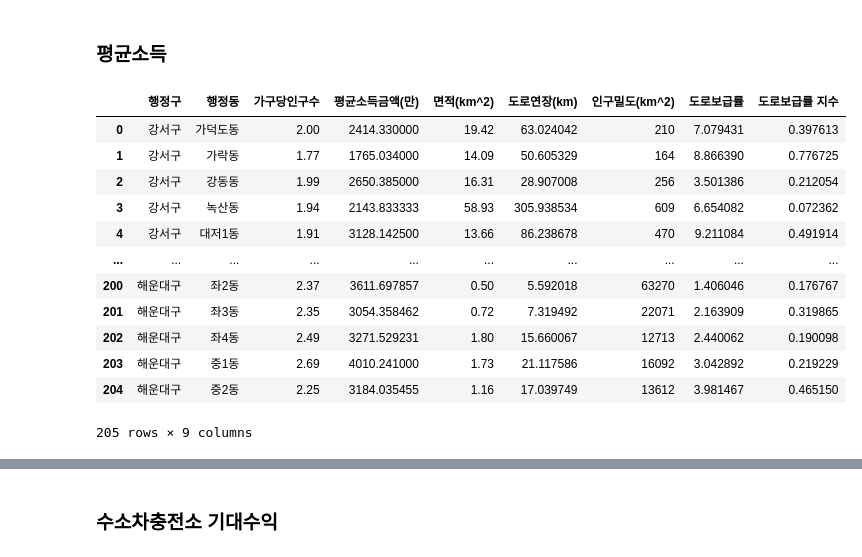
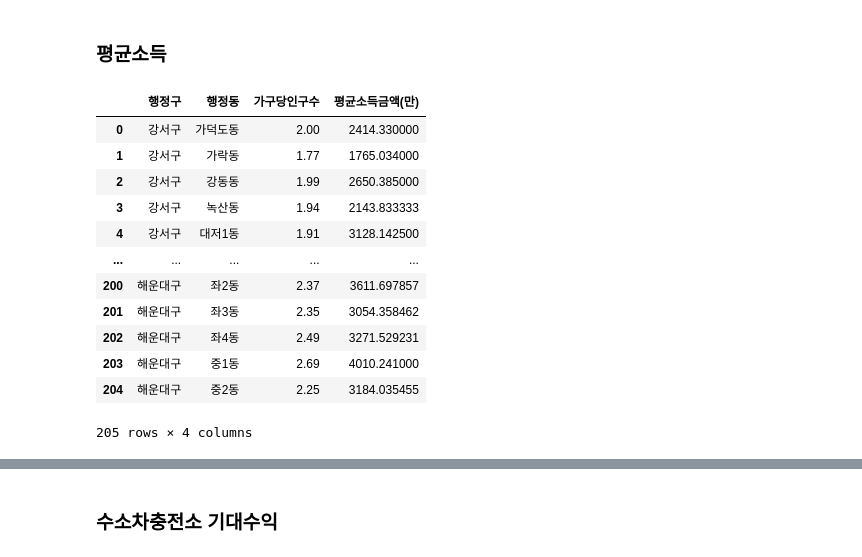
Before and after one commit to jhparkland/Green-Car-Charging-Station-Site-Selection, a Jupyter notebook: Notebook/GVCS/GVCS.ipynb, the cells around one changed output, grey strips where cells are left out. Cells and saved outputs as stored; diff of their text form; code cells hidden in the pictures.

```diff
--- a/Notebook/GVCS/GVCS.ipynb
+++ b/Notebook/GVCS/GVCS.ipynb
@@ -784,23 +776,23 @@ HVCS_construction_cost_pro
 # %% [markdown]
 ### 평균소득
 # %%
-income_file_path = 'C:\\Users\\SAMSUNG\\Desktop\\Green-Car-Charging-Station-Site-Selection\\Data\\부산 평균소득(인구밀도, 도로보급률).csv'
+income_file_path = 'C:\\Users\\dhfgo\\OneDrive\\바탕 화면\\Green-Car-Charging-Station-Site-Selection\\Data\\부산 평균소득.csv'
 df_income = pd.read_csv(income_file_path,encoding='cp949')
 df_income
 # %% [output]
-|  | 행정구 | 행정동 | 가구당인구수 | 평균소득금액(만) | 면적(km^2) | 도로연장(km) | 인구밀도(km^2) | 도로보급률 | 도로보급률 지수 |
-| 0 | 강서구 | 가덕도동 | 2.00 | 2414.330000 | 19.42 | 63.024042 | 210 | 7.079431 | 0.397613 |
-| 1 | 강서구 | 가락동 | 1.77 | 1765.034000 | 14.09 | 50.605329 | 164 | 8.866390 | 0.776725 |
-| 2 | 강서구 | 강동동 | 1.99 | 2650.385000 | 16.31 | 28.907008 | 256 | 3.501386 | 0.212054 |
-| 3 | 강서구 | 녹산동 | 1.94 | 2143.833333 | 58.93 | 305.938534 | 609 | 6.654082 | 0.072362 |
-| 4 | 강서구 | 대저1동 | 1.91 | 3128.142500 | 13.66 | 86.238678 | 470 | 9.211084 | 0.491914 |
-| ... | ... | ... | ... | ... | ... | ... | ... | ... | ... |
-| 200 | 해운대구 | 좌2동 | 2.37 | 3611.697857 | 0.50 | 5.592018 | 63270 | 1.406046 | 0.176767 |
-| 201 | 해운대구 | 좌3동 | 2.35 | 3054.358462 | 0.72 | 7.319492 | 22071 | 2.163909 | 0.319865 |
-| 202 | 해운대구 | 좌4동 | 2.49 | 3271.529231 | 1.80 | 15.660067 | 12713 | 2.440062 | 0.190098 |
-| 203 | 해운대구 | 중1동 | 2.69 | 4010.241000 | 1.73 | 21.117586 | 16092 | 3.042892 | 0.219229 |
-| 204 | 해운대구 | 중2동 | 2.25 | 3184.035455 | 1.16 | 17.039749 | 13612 | 3.981467 | 0.465150 |
+|  | 행정구 | 행정동 | 가구당인구수 | 평균소득금액(만) |
+| 0 | 강서구 | 가덕도동 | 2.00 | 2414.330000 |
+| 1 | 강서구 | 가락동 | 1.77 | 1765.034000 |
+| 2 | 강서구 | 강동동 | 1.99 | 2650.385000 |
+| 3 | 강서구 | 녹산동 | 1.94 | 2143.833333 |
+| 4 | 강서구 | 대저1동 | 1.91 | 3128.142500 |
+| ... | ... | ... | ... | ... |
+| 200 | 해운대구 | 좌2동 | 2.37 | 3611.697857 |
+| 201 | 해운대구 | 좌3동 | 2.35 | 3054.358462 |
+| 202 | 해운대구 | 좌4동 | 2.49 | 3271.529231 |
+| 203 | 해운대구 | 중1동 | 2.69 | 4010.241000 |
+| 204 | 해운대구 | 중2동 | 2.25 | 3184.035455 |
-205 rows × 9 columns
+205 rows × 4 columns
 # %%
 # gu = []
 # dong = []
```
Also changed, not shown: parts of 53 cells of this notebook, 2 other files.
